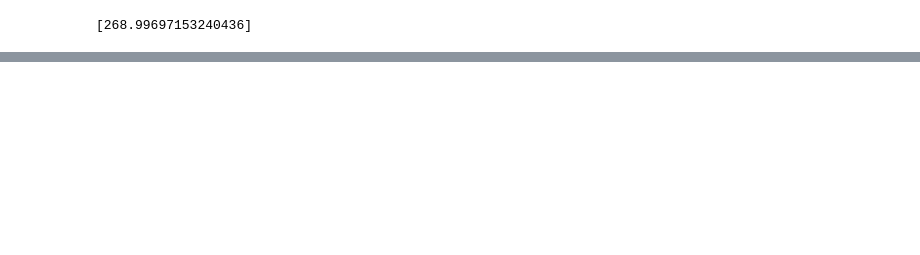
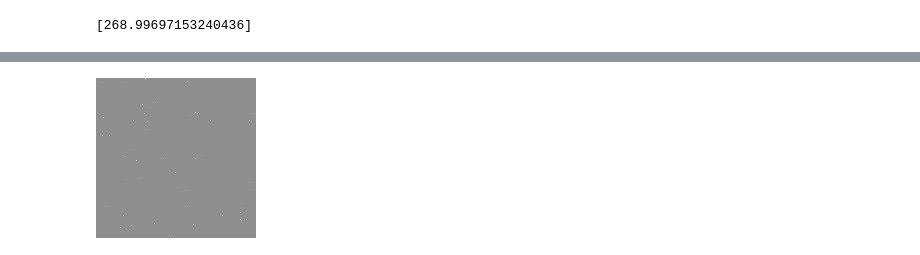
Before and after one commit to AadiDev005/Paraffin-EG-Model, a Jupyter notebook: dataset_generator.ipynb, the cells around one changed output, grey strips where cells are left out. Saved outputs shown, nothing was run; the diff lists cells and outputs as text; code cells hidden in the pictures; blank space fills up the shorter version.

Commit message:
Finished LBM implementation and tested thermal conductivity against experimental results for same wt%

```diff
--- a/dataset_generator.ipynb
+++ b/dataset_generator.ipynb
@@ -289,0 +276,90 @@ torch.Size([160, 160])
+# %%
+import numpy as np
+
+def lbm_np(grid):
+    # setting constants, temperature field, and distribution function
+    parRelaxTime=0.558915
+    satEGRelaxTime=0.978183
+
+    tHot=293
+    tCold=283
+    tInitial=tCold
+
+    rows=len(grid)
+    cols=len(grid[0])
+    if type(grid) is list:
+        grid=np.array(grid)
+    omega=1/4
+
+    directions=np.array([[1,0],[0,1],[-1,0],[0,-1]])
+    T=np.full((rows, cols), tInitial)
+    distributionFunction=np.zeros((4, rows, cols))
+
+    # helper functions
+    def applyBoundaryConditions(T, distributionFunction):
+        T[:,0]=tHot
+        T[:,-1]=tCold
+
+        # eq=equilibriumDistribution(T)
+        distributionFunction[:,:,0]=omega*T[:,0]
+        # distributionFunction[3,:,0]+=distributionFunction[3,:,1]-eq[:,1]
+        distributionFunction[:,:,-1]=omega*T[:,-1]
+        # distributionFunction[1,:,-1]+=distributionFunction[1,:,-2]-eq[:,-2]
+
+    def equilibriumDistribution(T):
+        return T*omega
+
+    def calculateTemperature(distributionFunction):
+        return np.sum(distributionFunction, axis=0)
+
+    def collisionStep(distributionFunction, relaxMap):
+        eq=equilibriumDistribution(calculateTemperature(distributionFunction))
+        for dir in range(4):
+            distributionFunction[dir]-=(distributionFunction[dir]-eq)/relaxMap
+
+    def streamingStep(distributionFunction):
+        for dir, [x, y] in enumerate(directions):
+            distributionFunction[dir]=np.roll(np.roll(distributionFunction[dir], x, axis=0), y, axis=1)
+
+    def calculateThermalConductivity(distributionFunction):
+        deltaT=tHot-tCold
+        qFlux=(np.sum(distributionFunction[1,:,:])-np.sum(distributionFunction[3,:,:]))*(np.mean(relaxMap)-0.5)/np.mean(relaxMap)
+        return 1000*qFlux/(deltaT*rows*cols)
+
+    # setting up initial conditions
+    numSteps=100000
+    tolerance=1e-9
+    relaxMap=np.where(grid==1, parRelaxTime, satEGRelaxTime)
+    display(tensorToImageTransform(relaxMap))
+    display(tensorToImageTransform((T-tCold)/(tHot-tCold)))
+    for dir in range(4):
+        distributionFunction[dir,:,:]=equilibriumDistribution(T)
+    applyBoundaryConditions(T, distributionFunction)
+
+    for step in range(numSteps):
+        T_old=T.copy()
+        for dir in range(4):
+            collisionStep(distributionFunction, relaxMap)
+        streamingStep(distributionFunction)
+        applyBoundaryConditions(T, distributionFunction)
+        T=calculateTemperature(distributionFunction)
+
+        error=np.sqrt(np.sum(np.square((T-T_old)))/np.sum(np.square(T)))
+        if error<tolerance:
+            print("CONVERGED ON STEP", step, "WITH ERROR", error)
+            break
+        if step%1000==0:
+            print('TC', calculateThermalConductivity(distributionFunction))
+            print('RIGHT FLUX', np.sum(distributionFunction[1,:,:]))
+            print('LEFT FLUX', np.sum(distributionFunction[3,:,:]))
+            print('EG RIGHT FLUX', np.sum(np.where(grid==0, distributionFunction[1,:,:], 0)))
+            print('EG LEFT FLUX', np.sum(np.where(grid==0, distributionFunction[3,:,:], 0)))
+            print('PAR RIGHT FLUX', np.sum(np.where(grid==1, distributionFunction[1,:,:], 0)))
+            print('PAR LEFT FLUX', np.sum(np.where(grid==1, distributionFunction[3,:,:], 0)))
+            display(tensorToImageTransform((T-tCold)/(tHot-tCold)))
+    return T, calculateThermalConductivity(distributionFunction)
+
+
+temps, cond=lbm_np(grid)
+# %% [output]
+[figure, added]
```
Also changed, not shown: parts of 12 cells of this notebook.
